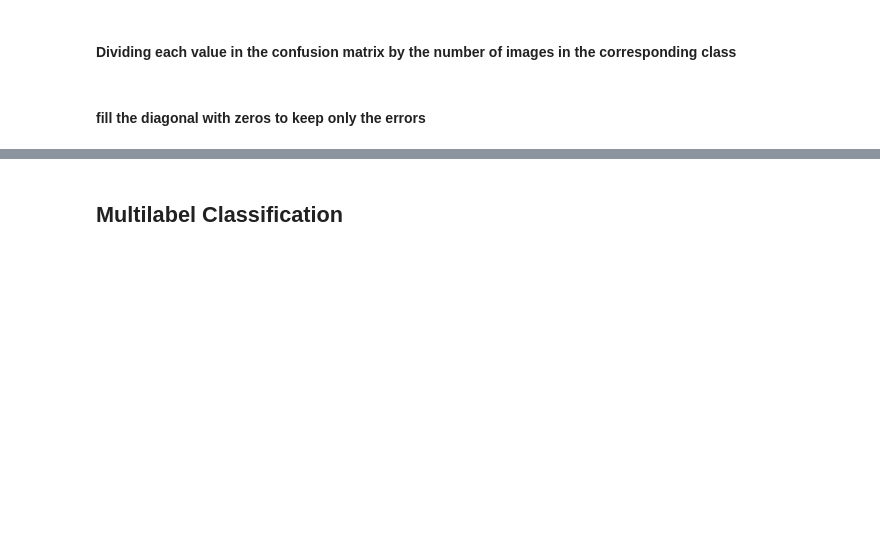
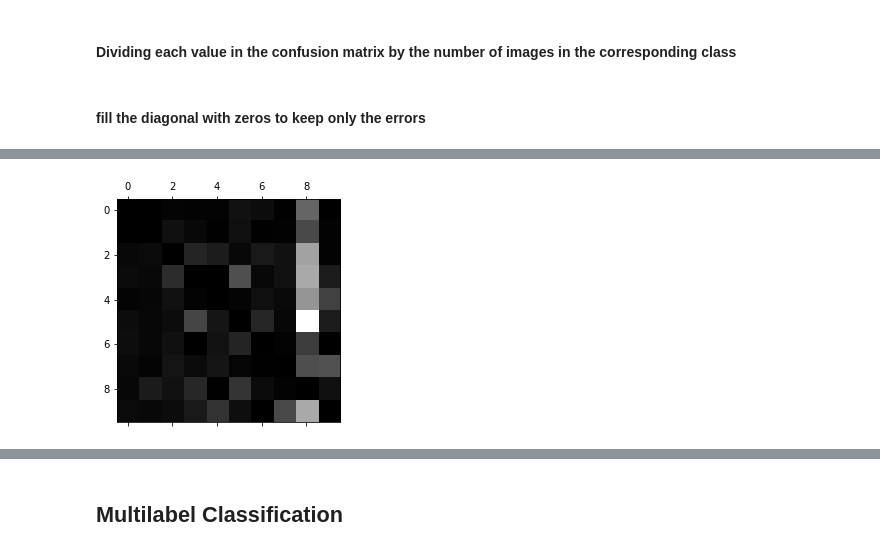
Before and after one commit to esraa-abdelmaksoud/Shai-Training-Notebooks, a Jupyter notebook: task_9_exercises.ipynb, the cells around one changed output, grey strips where cells are left out. Drawn from its saved outputs; the diff is of its cells as text; code cells hidden in the pictures; blank space fills up the shorter version.

```diff
--- a/task_9_exercises.ipynb
+++ b/task_9_exercises.ipynb
@@ -165,3 +178,10 @@ norm_conf_mx = conf_mx / row_sums
+# %%
+# CODE HERE
+np.fill_diagonal(norm_conf_mx, 0)
+plt.matshow(norm_conf_mx, cmap=plt.cm.gray)
+plt.show()
+# %% [output]
+[figure, added]
 # %%
 def plot_digits(instances, images_per_row=10, **options):
     size = 28
```
Also changed, not shown: parts of 16 cells of this notebook.
